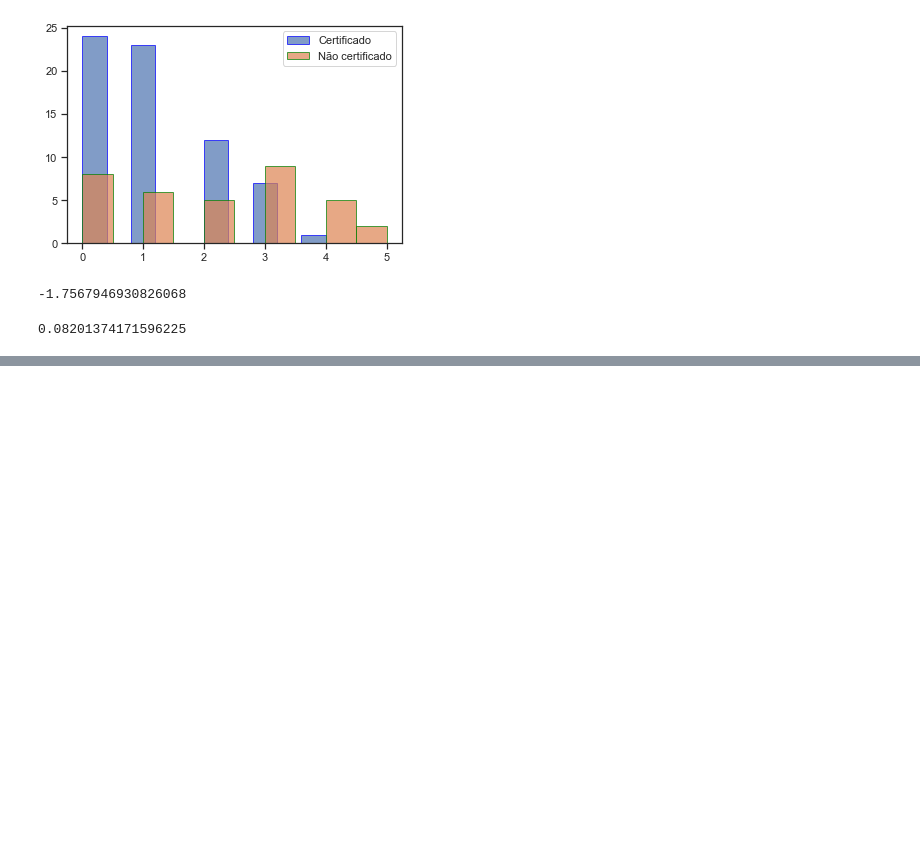
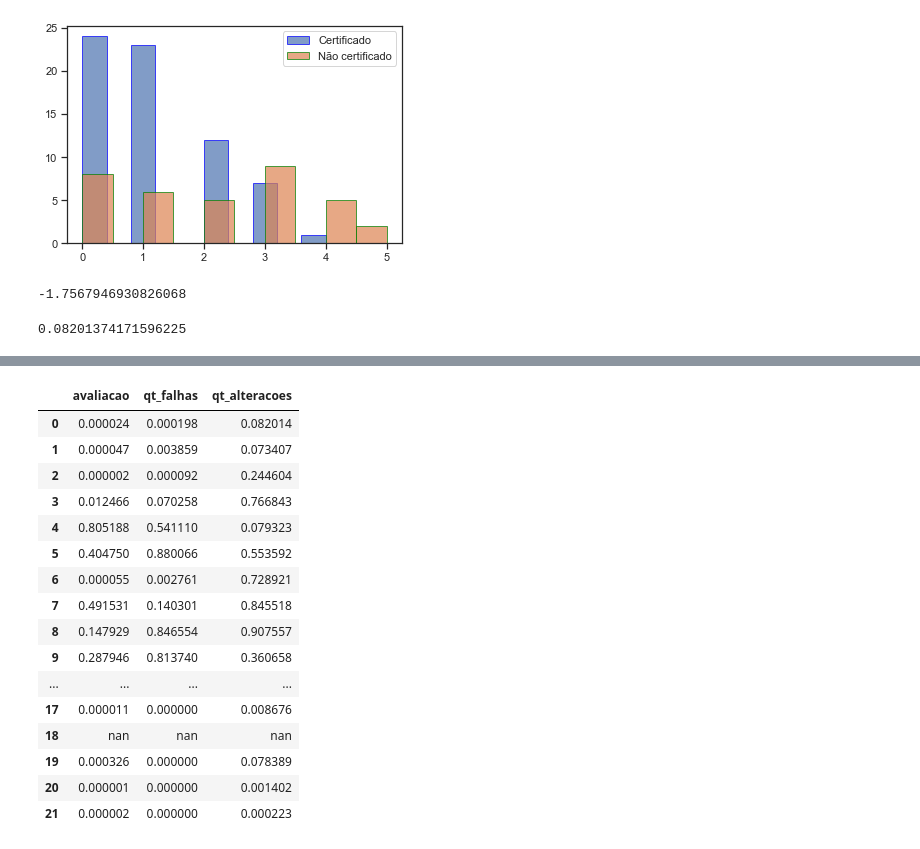
Before and after one commit to luisvenezian/fatores-de-sucesso-na-implementacao-de-lagos-de-dados-na-nuvem, a Jupyter notebook: data_analysis.ipynb, the cells around one changed output, grey strips where cells are left out. Saved outputs shown, nothing was run; the diff lists cells and outputs as text; code cells hidden in the pictures; blank space fills up the shorter version.

```diff
--- a/data_analysis.ipynb
+++ b/data_analysis.ipynb
@@ -127,0 +177,20 @@ g = sns.boxplot(x="maior_desafio", y="avaliacao", palette="YlGnBu_d", data=df)
+# %%
+df_p_values["p_value"][metrics].style.applymap(lambda x: "background-color: white" if float(x) > 0.05 else "background-color: #FFDEAD")
+# %% [output]
+|  | avaliacao | qt_falhas | qt_alteracoes |
+| 0 | 0.000024 | 0.000198 | 0.082014 |
+| 1 | 0.000047 | 0.003859 | 0.073407 |
+| 2 | 0.000002 | 0.000092 | 0.244604 |
+| 3 | 0.012466 | 0.070258 | 0.766843 |
+| 4 | 0.805188 | 0.541110 | 0.079323 |
+| 5 | 0.404750 | 0.880066 | 0.553592 |
+| 6 | 0.000055 | 0.002761 | 0.728921 |
+| 7 | 0.491531 | 0.140301 | 0.845518 |
+| 8 | 0.147929 | 0.846554 | 0.907557 |
+| 9 | 0.287946 | 0.813740 | 0.360658 |
+| ... | ... | ... | ... |
+| 17 | 0.000011 | 0.000000 | 0.008676 |
+| 18 | nan | nan | nan |
+| 19 | 0.000326 | 0.000000 | 0.078389 |
+| 20 | 0.000001 | 0.000000 | 0.001402 |
+| 21 | 0.000002 | 0.000000 | 0.000223 |
```
Also changed, not shown: parts of 10 cells of this notebook.
